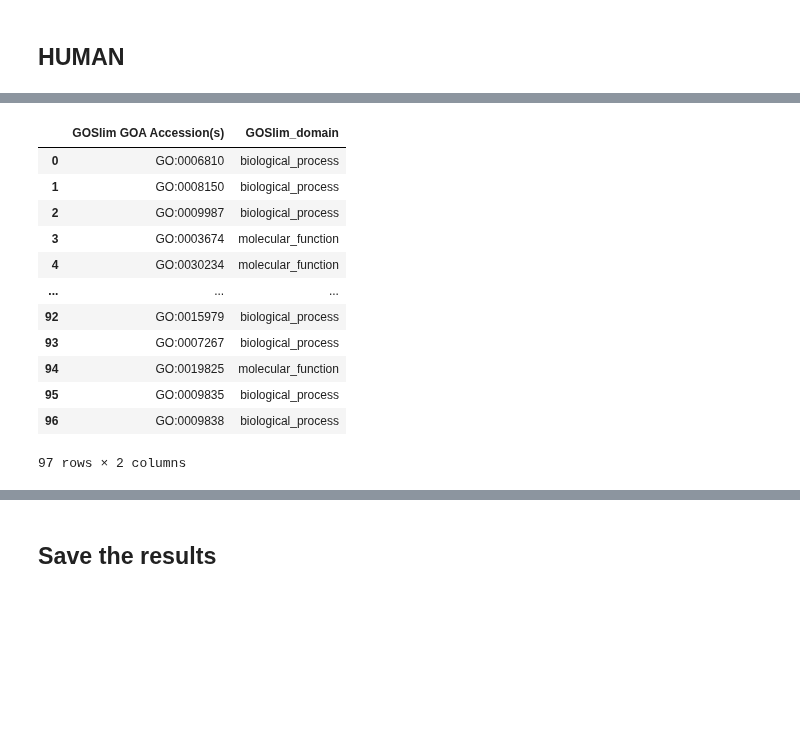
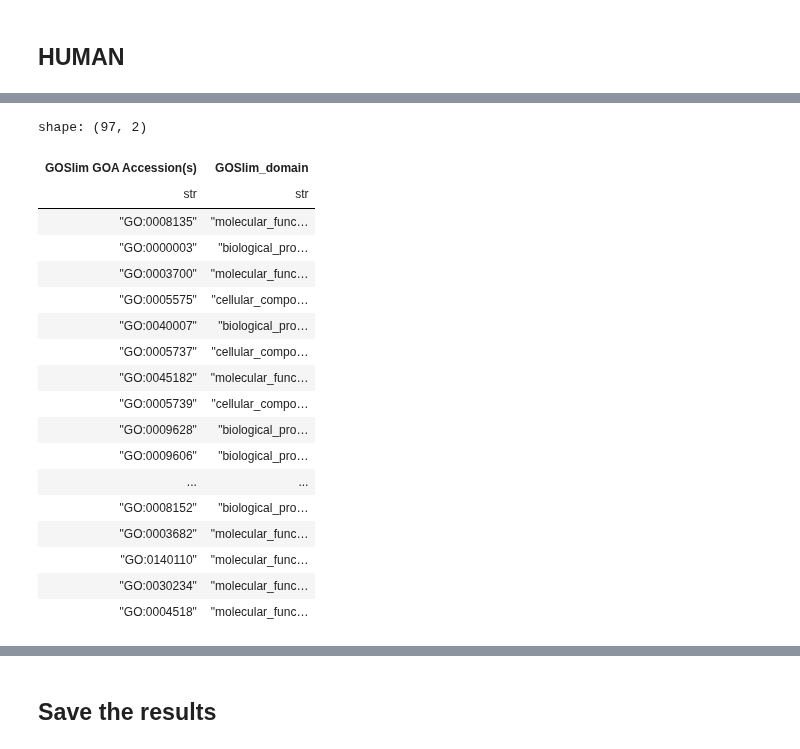
Before and after one commit to yonezawa-sora/pycircos_comaparative_species, a Jupyter notebook: data_preprocessing/1_GOSlim_add_domain.ipynb, the cells around one changed output, grey strips where cells are left out. Drawn from its saved outputs; the diff is of its cells as text; code cells hidden in the pictures; blank space fills up the shorter version.

```diff
--- a/data_preprocessing/1_GOSlim_add_domain.ipynb
+++ b/data_preprocessing/1_GOSlim_add_domain.ipynb
@@ -237,0 +243,6 @@ display(ensembl_goslim_rice_unique)
+# %%
+ensembl_goslim_rice = pl.read_csv("../data/biomart_goslim/biomart_rice_goslim_R56.tsv",
+                                  separator="\t",
+                                  infer_schema_length=0) # Ensembl release 56
+ensembl_goslim_rice_unique = ensembl_goslim_rice.unique(keep="first", maintain_order=True)
+display(ensembl_goslim_rice_unique)
@@ -238,5 +269,4 @@ display(ensembl_goslim_rice_unique)
 # %%
-unique_goslim_terms_rice = ensembl_goslim_rice_unique["GOSlim GOA Accession(s)"].unique()
-rice_goslim_df = pd.DataFrame(unique_goslim_terms_rice,columns=["GOSlim GOA Accession(s)"])
-display(rice_goslim_df)
+unique_goslim_terms_rice = ensembl_goslim_rice_unique.unique(subset=['GOSlim GOA Accession(s)']).select('GOSlim GOA Accession(s)')
+display(unique_goslim_terms_rice)
 # %% [output]
@@ -256,20 +292,28 @@ display(rice_goslim_df)
 # %%
-rice_goslim_df["GOSlim_domain"] = rice_goslim_df["GOSlim GOA Accession(s)"].apply(get_domain)
+rice_goslim_df = unique_goslim_terms_rice.with_columns(
+    unique_goslim_terms_rice["GOSlim GOA Accession(s)"].map_elements(get_domain, return_dtype=str).alias("GOSlim_domain")
+)
 time.sleep(10)
 
 display(rice_goslim_df)
 # %% [output]
+shape: (97, 2)
-|  | GOSlim GOA Accession(s) | GOSlim_domain |
-| 0 | GO:0006810 | biological_process |
-| 1 | GO:0008150 | biological_process |
-| 2 | GO:0009987 | biological_process |
-| 3 | GO:0003674 | molecular_function |
-| 4 | GO:0030234 | molecular_function |
-| ... | ... | ... |
-| 92 | GO:0015979 | biological_process |
-| 93 | GO:0007267 | biological_process |
-| 94 | GO:0019825 | molecular_function |
-| 95 | GO:0009835 | biological_process |
-| 96 | GO:0009838 | biological_process |
+| GOSlim GOA Accession(s) | GOSlim_domain |
+| str | str |
+| "GO:0008135" | "molecular_func… |
+| "GO:0000003" | "biological_pro… |
+| "GO:0003700" | "molecular_func… |
+| "GO:0005575" | "cellular_compo… |
+| "GO:0040007" | "biological_pro… |
+| "GO:0005737" | "cellular_compo… |
+| "GO:0045182" | "molecular_func… |
+| "GO:0005739" | "cellular_compo… |
+| "GO:0009628" | "biological_pro… |
+| "GO:0009606" | "biological_pro… |
+| ... | ... |
+| "GO:0008152" | "biological_pro… |
+| "GO:0003682" | "molecular_func… |
+| "GO:0140110" | "molecular_func… |
+| "GO:0030234" | "molecular_func… |
+| "GO:0004518" | "molecular_func… |
-97 rows × 2 columns
 # %%
```
Also changed, not shown: parts of 15 cells of this notebook.
